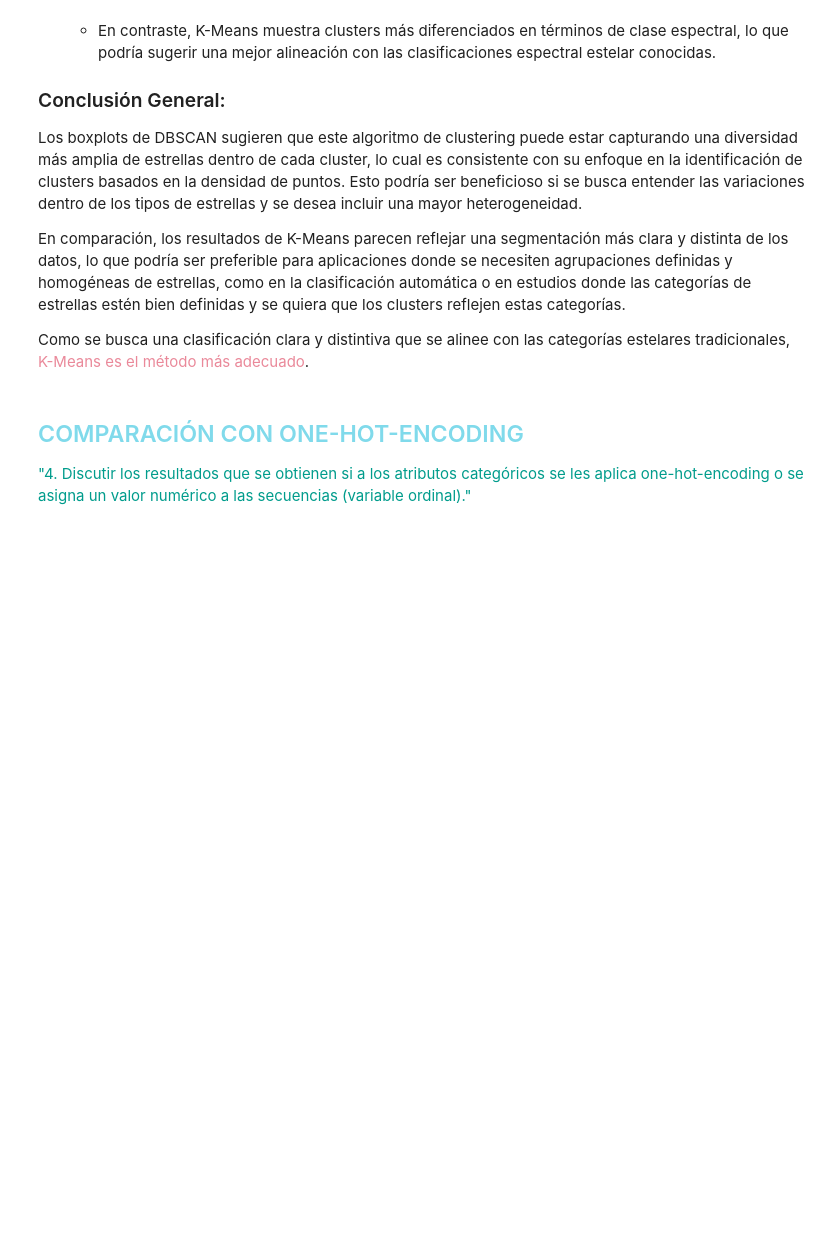
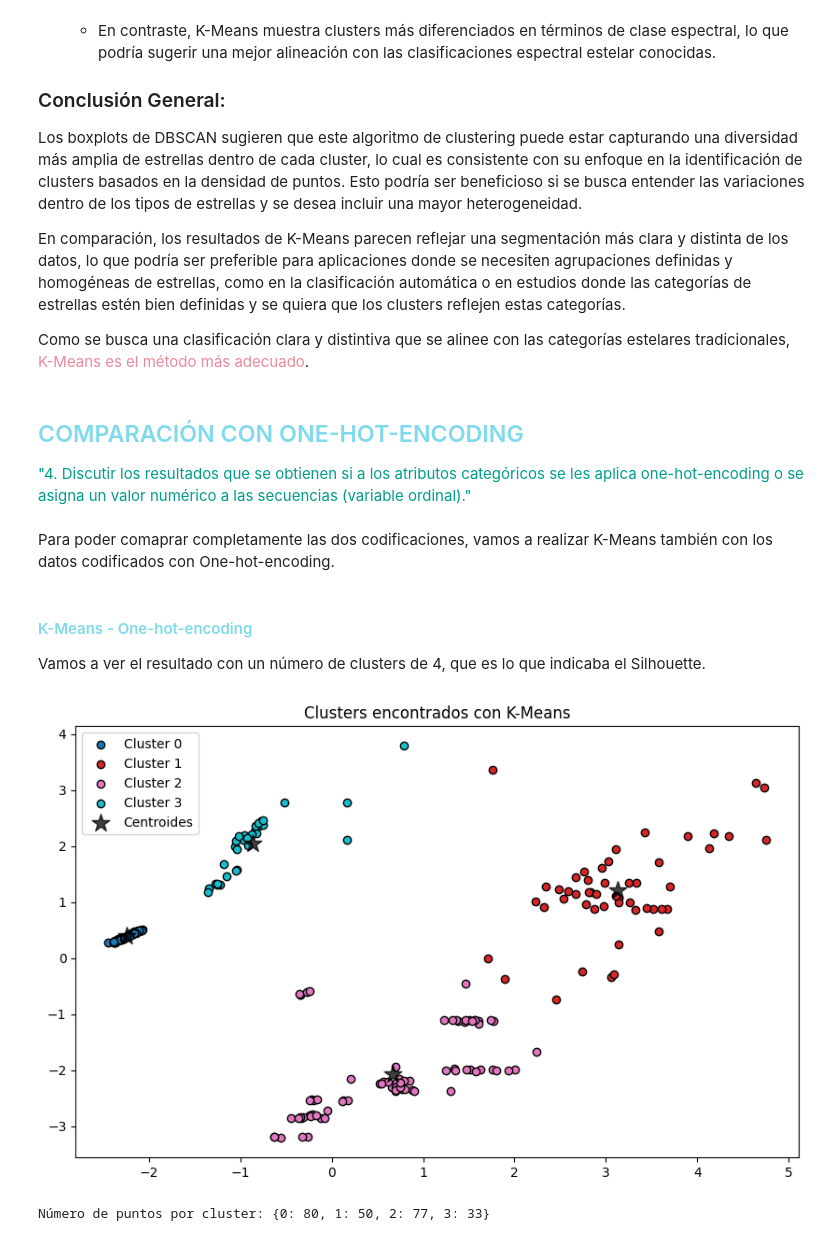
Before and after one commit to NataaNK/Grupo11_Practica2, a Jupyter notebook: main.ipynb, the cells around one changed output. Saved outputs shown, nothing was run; the diff lists cells and outputs as text; code cells hidden in the pictures; blank space fills up the shorter version.

```diff
--- a/main.ipynb
+++ b/main.ipynb
@@ -1070,3 +1084,57 @@ Como se busca una clasificación clara y distintiva que se alinee con las catego
 ## <span style="color:#80DAEB">COMPARACIÓN CON ONE-HOT-ENCODING</span>
 
 <span style="color:#009C8C">"4. Discutir los resultados que se obtienen si a los atributos categóricos se les aplica one-hot-encoding o se asigna un valor numérico a las secuencias (variable ordinal)."</span>
+# %% [markdown]
+Para poder comaprar completamente las dos codificaciones, vamos a realizar K-Means también con los datos codificados con One-hot-encoding.
+# %% [markdown]
+#### <span style="color:#80DAEB">K-Means - One-hot-encoding</span>
+
+Vamos a ver el resultado con un número de clusters de 4, que es lo que indicaba el Silhouette.
+# %%
+import matplotlib.pyplot as plt
+from sklearn.cluster import KMeans
+
+# Configuración del gráfico
+fig, ax = plt.subplots(figsize=(10, 6))
+
+# Clustering K-Means
+kmeans = KMeans(n_clusters=4, n_init=25, random_state=100472007)
+y_predict_Kmeans_one_hot_en = kmeans.fit_predict(X=X_trans_one_hot_en)
+centroids = kmeans.cluster_centers_
+
+# Colores para cada cluster
+colors = plt.get_cmap("tab10", len(np.unique(y_predict_Kmeans_one_hot_en)))
+
+# Visualización de los clusters y centroides
+for i in np.unique(y_predict_Kmeans_one_hot_en):
+    ax.scatter(
+        X_trans_one_hot_en[y_predict_Kmeans_one_hot_en == i, 0],
+        X_trans_one_hot_en[y_predict_Kmeans_one_hot_en == i, 1],
+        c=[colors(i)],
+        marker='o',
+        edgecolor='black',
+        label=f"Cluster {i}"
+    )
+
+# Centroides
+ax.scatter(
+    centroids[:, 0],
+    centroids[:, 1],
+    c='black',
+    s=200,
+    alpha=0.75,
+    marker='*',
+    label='Centroides'
+)
+
+ax.set_title('Clusters encontrados con K-Means')
+ax.legend()
+
+plt.show()
+
+# Cálculo del número de puntos por cluster
+cluster_sizes = {i: sum(y_predict_Kmeans_one_hot_en == i) for i in np.unique(y_predict_Kmeans_one_hot_en)}
+print("Número de puntos por cluster:", cluster_sizes)
+# %% [output]
+[figure, added]
+Número de puntos por cluster: {0: 80, 1: 50, 2: 77, 3: 33}
```
Also changed, not shown: parts of 8 cells of this notebook.
